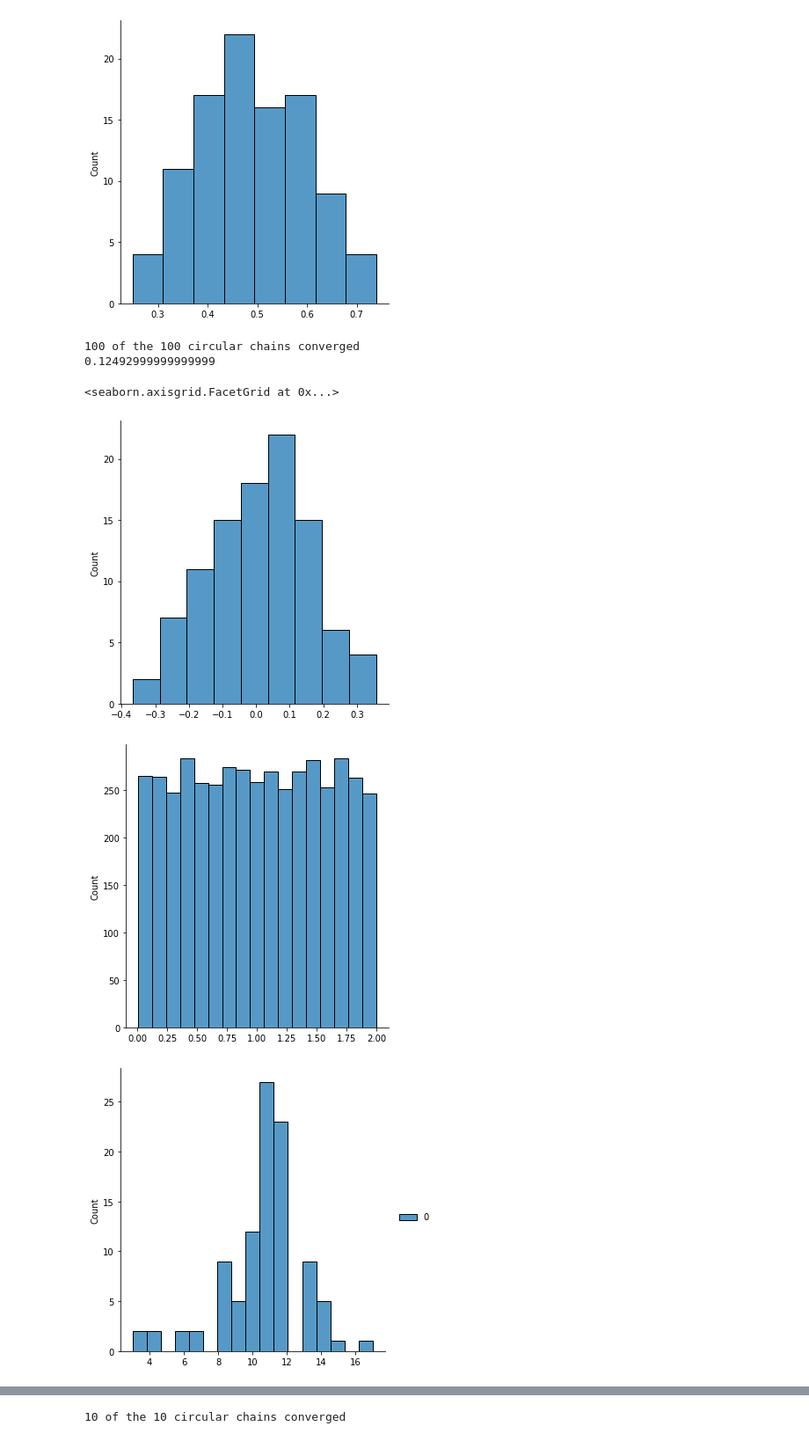
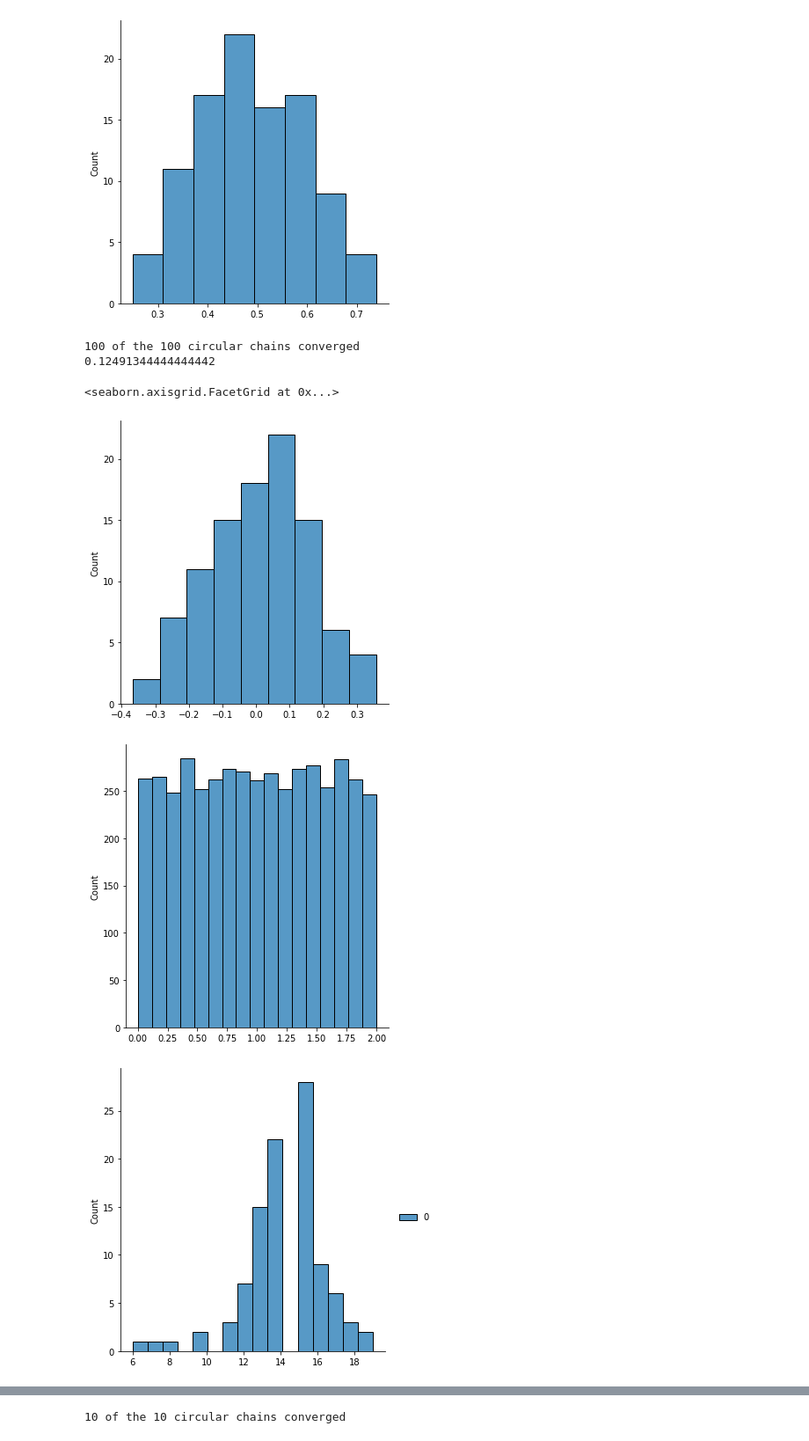
Before and after one commit to amspector100/stat248project, a Jupyter notebook: circular.ipynb, the cells around one changed output, grey strips where cells are left out. Shown at 88% size. Cells and saved outputs as stored; diff of their text form; code cells hidden in the pictures.

```diff
--- a/circular.ipynb
+++ b/circular.ipynb
@@ -455,37 +459,37 @@ class BetterContractionCircularCoupler(ContractionCircularCoupler):
         pi is the stationary distribution
         """
         if func is None:
             func = lambda x: x
         func = np.vectorize(func)
 
         theta = np.sum(func(np.arange(0, 2, 1/50)) * 1/100)
         converged = self.ys[-1] == self.xs[-1]
         if converged.sum() == 0:
             raise ValueError("None of the circular chains converged")
         else:
             print(f"{int(converged.sum())} of the {self.reps} circular chains converged")
         hatthetas = func(self.ys[:, converged]).mean(axis=0)
         return hatthetas, theta
 
 
 
 ### Actually run this
-sampler = BetterContractionCircularCoupler(N=45, reps=100, dec=3)
+sampler = BetterContractionCircularCoupler(N=45, reps=100, dec=4)
 x = sampler.forward()
 y, convergence_times = sampler.backward()
 hatthetas, theta = sampler.compute_estimates(func=None)
 sns.displot(hatthetas - theta)
 print(np.mean(np.abs(hatthetas-theta)))
 sns.displot(y.reshape(-1))
 #plt.show()
 sns.displot(convergence_times)
 # %% [output]
 100 of the 100 circular chains converged
-0.12492999999999999
+0.12491344444444442
 <seaborn.axisgrid.FacetGrid at 0x...>
 [figure]
-[figure, old version]
+[figure, new version]
-[figure, old version]
+[figure, new version]
 # %%
 class SequentialContractionCoupler():
     """
```
Also changed, not shown: parts of 3 cells of this notebook.
